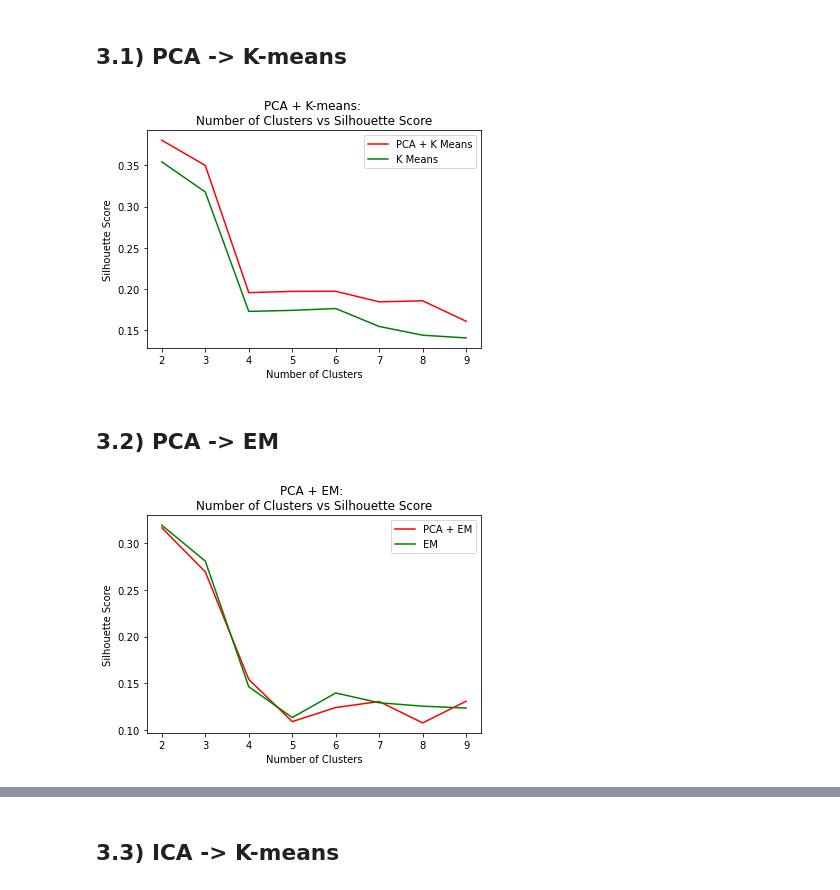
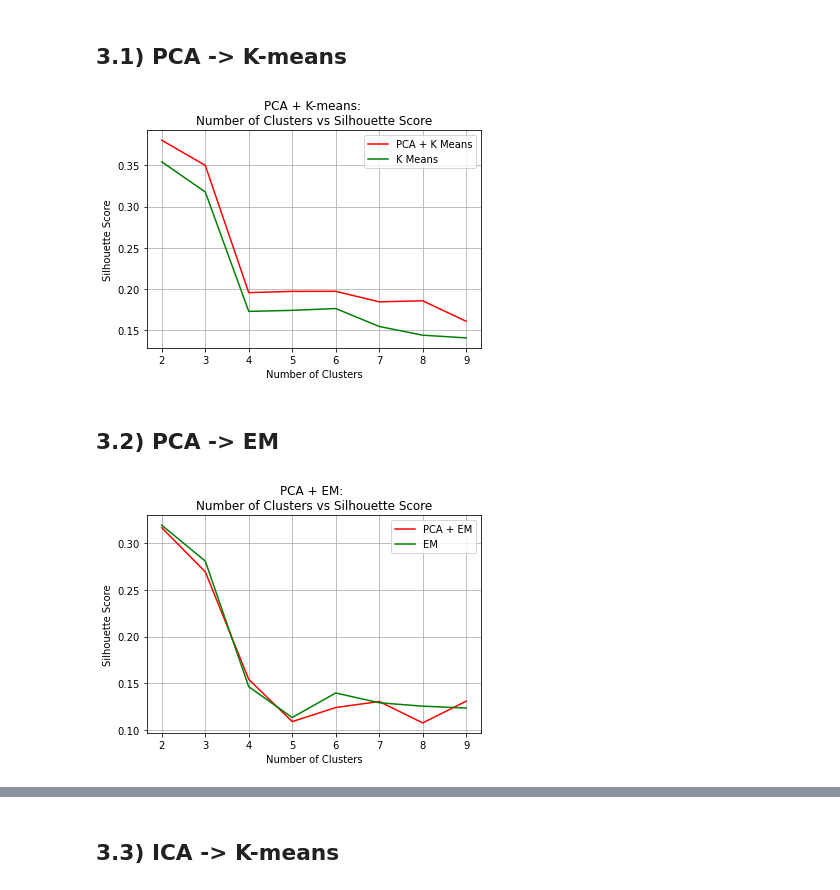
Before and after one commit to rahalrsh/dimensionality-reduction, a Jupyter notebook: clustering-breast-cancer.ipynb, the cells around one changed output, grey strips where cells are left out. Drawn from its saved outputs; the diff is of its cells as text; code cells hidden in the pictures.

```diff
--- a/clustering-breast-cancer.ipynb
+++ b/clustering-breast-cancer.ipynb
@@ -499,0 +623,2 @@ run_rp(x_train_sc)
+# %%
+run_nca(x_train_sc, y_train)
@@ -517,5 +665,5 @@ def run_lda(x_train, y_train):
 # %%
-run_lda(x_train_sc, y_train)
+# run_lda(x_train_sc, y_train)
 # %% [markdown]
 # 3) DR -> Clustering
 # %% [markdown]
@@ -540,27 +707,16 @@ x_transformed = pd.DataFrame(x_transformed)
 # %%
-n_clusters=np.arange(2, 10)
-data=[]
-
-for n in n_clusters:
-    km = KMeans(n, random_state=0)
-    km = km.fit(x_transformed)
-    labels = km.predict(x_transformed)
-    sil = silhouette_score(x_transformed, labels, metric='euclidean')
-
-    data.append([n, sil])
-
-pca_kmeans_df = pd.DataFrame(data, columns=["Clusters", "Silhouette Score"])
-
 plt.title("PCA + K-means: \nNumber of Clusters vs Silhouette Score")
 plt.xlabel("Number of Clusters")
 plt.ylabel("Silhouette Score")
 
-plt.plot(pca_kmeans_df["Clusters"], pca_kmeans_df["Silhouette Score"], color='r', label='PCA + K Means')
-plt.plot(kmeans_df["Clusters"], kmeans_df["Silhouette Score"], color='g', label='K Means')
+plt.plot(pca_kmeans_sil_df["Clusters"], pca_kmeans_sil_df["Silhouette Score"], color='r', label='PCA + K Means')
+plt.plot(kmeans_sil_df["Clusters"], kmeans_sil_df["Silhouette Score"], color='g', label='K Means')
 
 plt.legend()
+plt.grid()
+plt.savefig('images/bc/3.1 pca kmeans sil.png')
 plt.show()
 # %% [output]
-[figure, old version]
+[figure, new version]
 # %% [markdown]
 ## 3.2) PCA -> EM
@@ -572,25 +723,36 @@ x_transformed = pd.DataFrame(x_transformed)
+# %%
+def pca_em_silhouette_score(x_train_sc):
+    pca = PCA(n_components = 7)
+    x_transformed = pca.fit_transform(x_train_sc)
+    x_transformed = pd.DataFrame(x_transformed)
+
+    n_clusters=np.arange(2, 10)
+    data=[]
+
+    for n in n_clusters:
+        gmm = GaussianMixture(n, random_state=0)
+        gmm = gmm.fit(x_transformed)
+        labels = gmm.predict(x_transformed)
+        sil = silhouette_score(x_transformed, labels, metric='euclidean')
+
+        data.append([n, sil])
+
+    pca_em_sil_df = pd.DataFrame(data, columns=["Clusters", "Silhouette Score"])
+
+    return pca_em_sil_df
+# %%
+pca_em_sil_df = pca_em_silhouette_score(x_train_sc)
 # %%
-n_clusters=np.arange(2, 10)
-data=[]
-
-for n in n_clusters:
-    gmm = GaussianMixture(n, random_state=0)
-    gmm = gmm.fit(x_transformed)
-    labels = gmm.predict(x_transformed)
-    sil = silhouette_score(x_transformed, labels, metric='euclidean')
-
-    data.append([n, sil])
-
-pca_em_df = pd.DataFrame(data, columns=["Clusters", "Silhouette Score"])
-
 plt.title("PCA + EM: \nNumber of Clusters vs Silhouette Score")
 plt.xlabel("Number of Clusters")
 plt.ylabel("Silhouette Score")
 
-plt.plot(pca_em_df["Clusters"], pca_em_df["Silhouette Score"], color='r', label='PCA + EM')
-plt.plot(em_df["Clusters"], em_df["Silhouette Score"], color='g', label='EM')
+plt.plot(pca_em_sil_df["Clusters"], pca_em_sil_df["Silhouette Score"], color='r', label='PCA + EM')
+plt.plot(em_sil_df["Clusters"], em_sil_df["Silhouette Score"], color='g', label='EM')
 
 plt.legend()
+plt.grid()
+plt.savefig('images/bc/3.2 pca em sil.png')
 plt.show()
 # %% [output]
-[figure, old version]
+[figure, new version]
```
Also changed, not shown: parts of 107 cells of this notebook.
